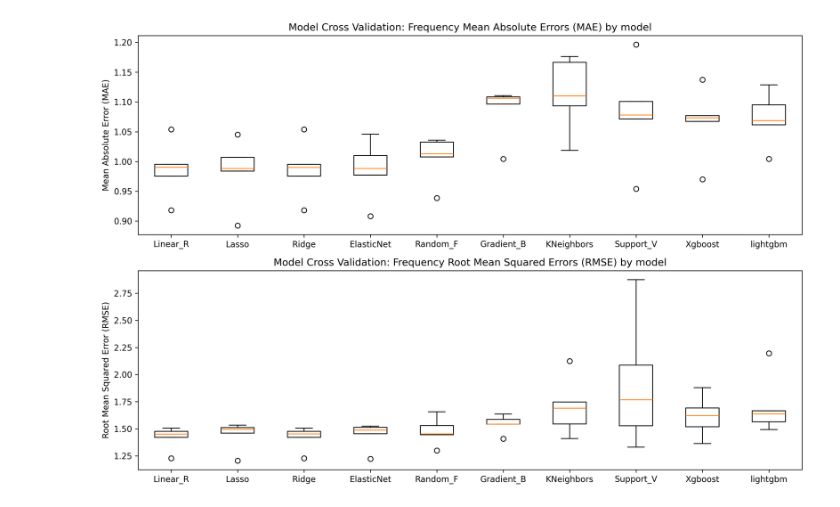
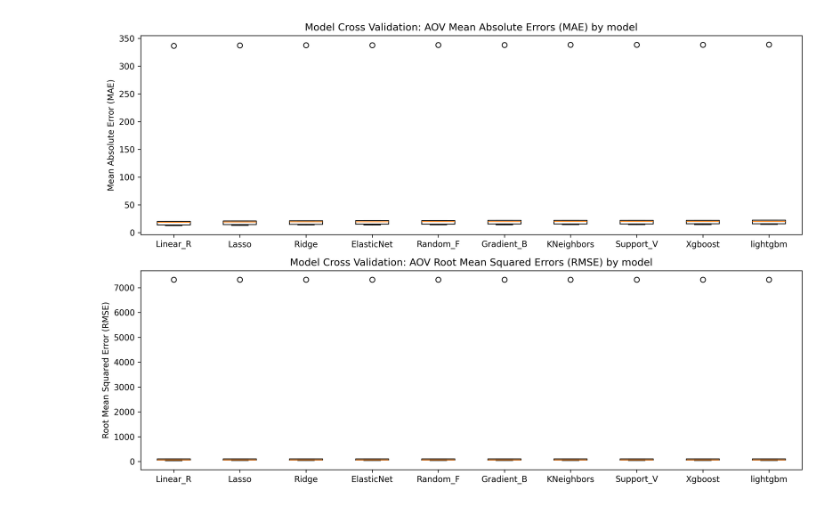
Before and after one commit to mundundan-star/online-retail-customer-analytics, a Jupyter notebook: 6.0 Predicting_Customer_Life_Time_Value_(CLTV).ipynb, the cells around one changed output. Cells and saved outputs as stored; diff of their text form; code cells hidden in the pictures.

```diff
--- a/6.0 Predicting_Customer_Life_Time_Value_(CLTV).ipynb
+++ b/6.0 Predicting_Customer_Life_Time_Value_(CLTV).ipynb
@@ -118,13 +197,42 @@ for name, model in models:
 # %%
+X = df.drop(["Frequency_test", "AOV_test", "Persona"], axis=1)
+features = X.columns
+X = X.values
+y = df['AOV_test']
+
+X_train, X_test, y_train, y_test = train_test_split(X, y, test_size=0.20, random_state=42)
+
+scaler = StandardScaler()
+
+mae_results = []
+rmse_results = []
+model_name = []
+
+
+for name, model in models:
+    wrapped_model = TransformedTargetRegressor(
+                   regressor = wrapped_model,
+                   func = np.log1p,
+                   inverse_func = np.expm1)
+    pipeline = make_pipeline(scaler, wrapped_model)
+    kf = KFold(n_splits=5, shuffle=True, random_state= 42)
+
+    mae_scores = cross_val_score(pipeline, X_train, y_train, cv=kf, n_jobs=-1, scoring='neg_mean_absolute_error')
+    rmse_scores = cross_val_score(pipeline, X_train, y_train, cv=kf, n_jobs=-1, scoring='neg_root_mean_squared_error')
+
+    mae_results.append(-mae_scores)
+    rmse_results.append(-rmse_scores)
+    model_name.append(name)
+
 fig, (ax1, ax2) = plt.subplots(2,1, figsize = (12,8), dpi = 300)
 ax1.boxplot(mae_results, tick_labels = model_name)
 ax1.set_ylabel("Mean Absolute Error (MAE)")
-ax1.set_title("Model Cross Validation: Frequency Mean Absolute Errors (MAE) by model")
+ax1.set_title("Model Cross Validation: AOV Mean Absolute Errors (MAE) by model")
 
 ax2.boxplot(rmse_results, tick_labels = model_name)
 ax2.set_ylabel("Root Mean Squared Error (RMSE)")
-ax2.set_title("Model Cross Validation: Frequency Root Mean Squared Errors (RMSE) by model")
+ax2.set_title("Model Cross Validation: AOV Root Mean Squared Errors (RMSE) by model")
 plt.tight_layout()
 plt.show()
 # %% [output]
-[figure, old version]
+[figure, new version]
```
Also changed, not shown: parts of 6 cells of this notebook.
